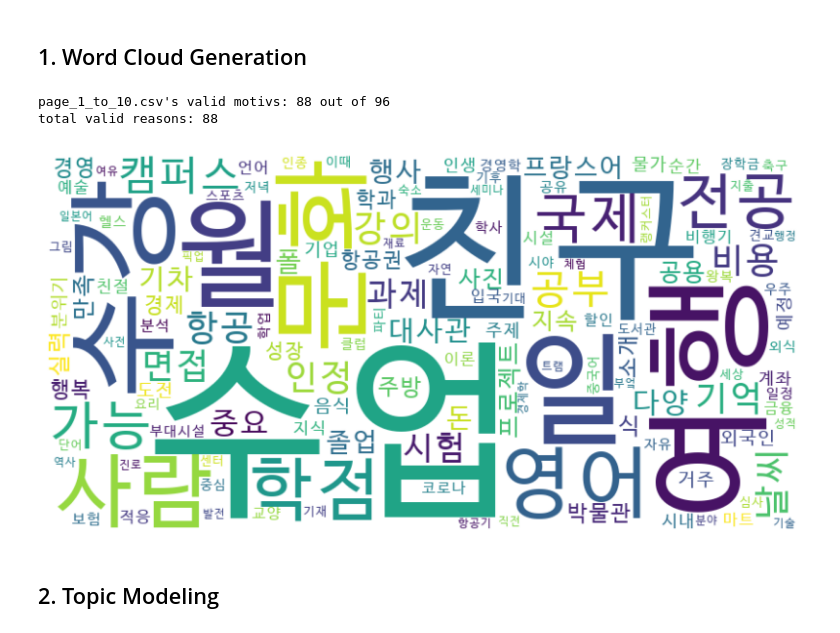
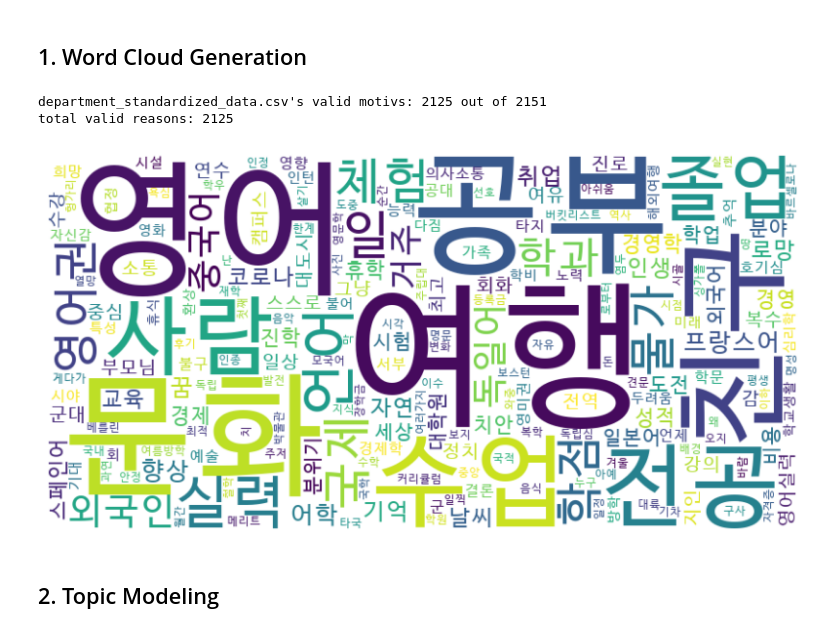
Before and after one commit to 77hannah77/recommend-me-abroad, a Jupyter notebook: project.ipynb, the cells around one changed output. Saved outputs shown, nothing was run; the diff lists cells and outputs as text; code cells hidden in the pictures.

```diff
--- a/project.ipynb
+++ b/project.ipynb
@@ -12,14 +12,13 @@ import matplotlib.pyplot as plt
 from collections import Counter
 import pandas as pd
 from konlpy.tag import Mecab
+from konlpy.tag import Okt
 import os
 
 path_to_files = "data_set"
 files_to_process = ["page_1_to_10.csv", "page_11_to_22.csv", "page_23_to_100.csv", "page_101_to_200.csv", "page_201_to_300.csv", "page_301_to_376.csv"]
 
-# 임시!!!!!!!!!
-files_to_process = ["page_1_to_10.csv"]
-
+files_to_process = ["department_standardized_data.csv"]
 
 # 불용어 처리
 stopwords = set()
@@ -33,6 +32,8 @@ mecab = Mecab()                     # mecab 형태소 분석기 생성
 cleaned_text = ""                   # 워드 클라우드에 들어갈 긴 string
 total_motiv_cnt = 0                 # 유효한 지원동기 개수
 
+mecab = Okt() # okt 사용시 uncomment
+
 # topic modeling, ffm에 사용될 df
 df_features = pd.DataFrame()
 
@@ -41,8 +42,8 @@ for file_name in files_to_process:
     df = pd.read_csv(file_path)
 
     # csv 파일 내용 parse
-    df['Selected Content'] = df.apply(select_content, axis=1)
-    df['Processed Content'] = df.apply(process_content, axis=1)
+    # df['Selected Content'] = df.apply(select_content, axis=1)
+    # df['Processed Content'] = df.apply(process_content, axis=1)
     df['Processed Content'] = df['Processed Content'].apply(lambda x : preprocess_text(x, stopwords, mecab))
     tot_len = len(df['Processed Content'])
 
@@ -50,37 +51,37 @@ for file_name in files_to_process:
     motivs = motivs[motivs.str.strip() != ""]  # 빈 문자열 제거
 
     print(f"{file_name}'s valid motivs: {len(motivs)} out of {tot_len}")
     total_motiv_cnt += len(motivs)
 
-    df_features = pd.concat([df_features, df[['Year', 'Semester', 'Country', 'School', 'Student_number', 'Department', 'Processed Content']]])
+    df_features = pd.concat([df_features, df[['Semester', 'School', 'Country', 'Major1', 'Processed Content']]])
 
     # 텍스트 전처리
     text = ' '.join(motivs)  # 모든 텍스트를 결합
 
     # 명사 리스트를 하나의 문자열로 변환
     cleaned_text += ' ' + text
 
 print(f"total valid reasons: {total_motiv_cnt}")
 
 # WordCloud 객체 생성
 cleaned_text = cleaned_text.split()
 cleaned_text_cnt = Counter(cleaned_text)
 min_freq = 10
 cleaned_text_flt = {word: count for word, count in cleaned_text_cnt.items() if count >= min_freq}
 
 font_path = "/Users/gayeonlee/Library/Fonts/D2Coding-Ver1.3.2-20180524.ttc"
 wordcloud = WordCloud(width=800, height=400, background_color='white', font_path=font_path).generate_from_frequencies(cleaned_text_flt)
 
 # 워드 클라우드 표시
 plt.figure(figsize=(10, 5))
 plt.rc('font', family='AppleGothic')
 plt.imshow(wordcloud, interpolation='bilinear')
 plt.axis('off')  # 축 제거
 plt.show()
 # %% [output]
-page_1_to_10.csv's valid motivs: 88 out of 96
-total valid reasons: 88
+department_standardized_data.csv's valid motivs: 2125 out of 2151
+total valid reasons: 2125
-[figure, old version]
+[figure, new version]
 # %% [markdown]
 ## 2. Topic Modeling
 # %% [markdown]
```
Also changed, not shown: parts of 4 cells of this notebook, 1 other file.
